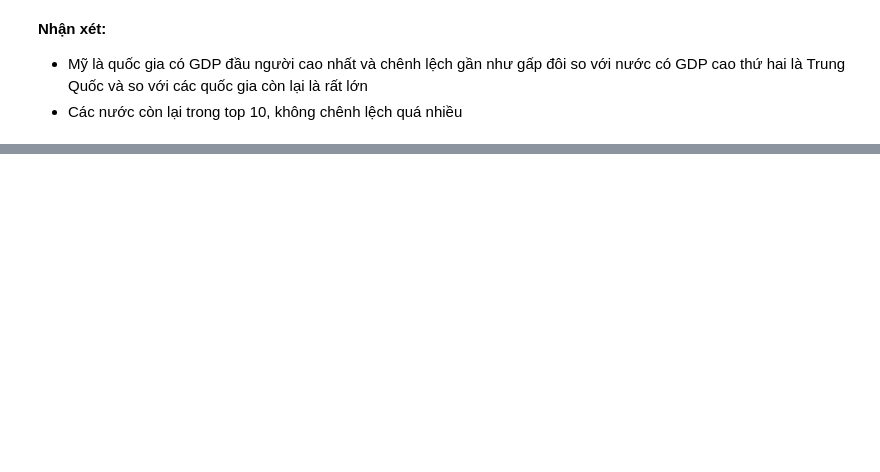
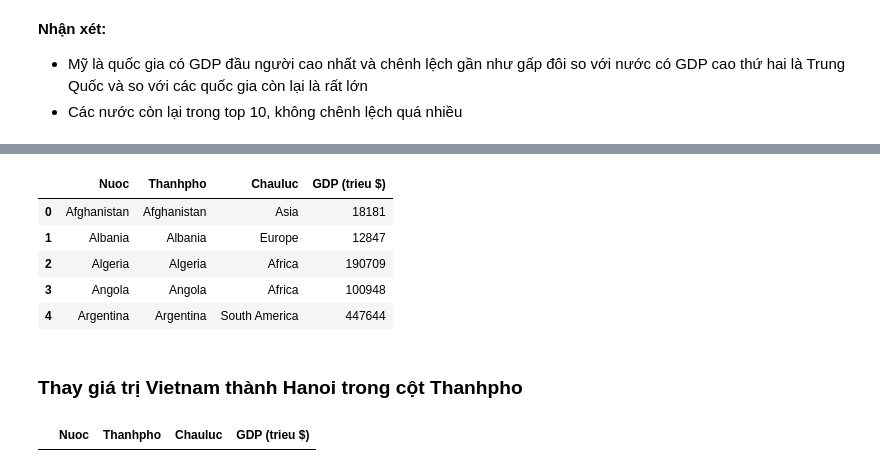
Before and after one commit to Lcutiev/DataCamp, a Jupyter notebook: GPD List.ipynb, the cells around one changed output, grey strips where cells are left out. Saved outputs shown, nothing was run; the diff lists cells and outputs as text; code cells hidden in the pictures; blank space fills up the shorter version.

```diff
--- a/GPD List.ipynb
+++ b/GPD List.ipynb
@@ -173,0 +228,11 @@ pwd
+# %%
+gdp.head()
+# %% [output]
+|  | Nuoc | Thanhpho | Chauluc | GDP (trieu $) |
+| 0 | Afghanistan | Afghanistan | Asia | 18181 |
+| 1 | Albania | Albania | Europe | 12847 |
+| 2 | Algeria | Algeria | Africa | 190709 |
+| 3 | Angola | Angola | Africa | 100948 |
+| 4 | Argentina | Argentina | South America | 447644 |
+# %% [markdown]
+### **Thay giá trị Vietnam thành Hanoi trong cột Thanhpho**
@@ -173,0 +241,4 @@ pwd
+# %%
+gdp[gdp.Thanhpho == 'Hanoi']
+# %% [output]
+|  | Nuoc | Thanhpho | Chauluc | GDP (trieu $) |
```
Also changed, not shown: parts of 52 cells of this notebook, 3 other files.
